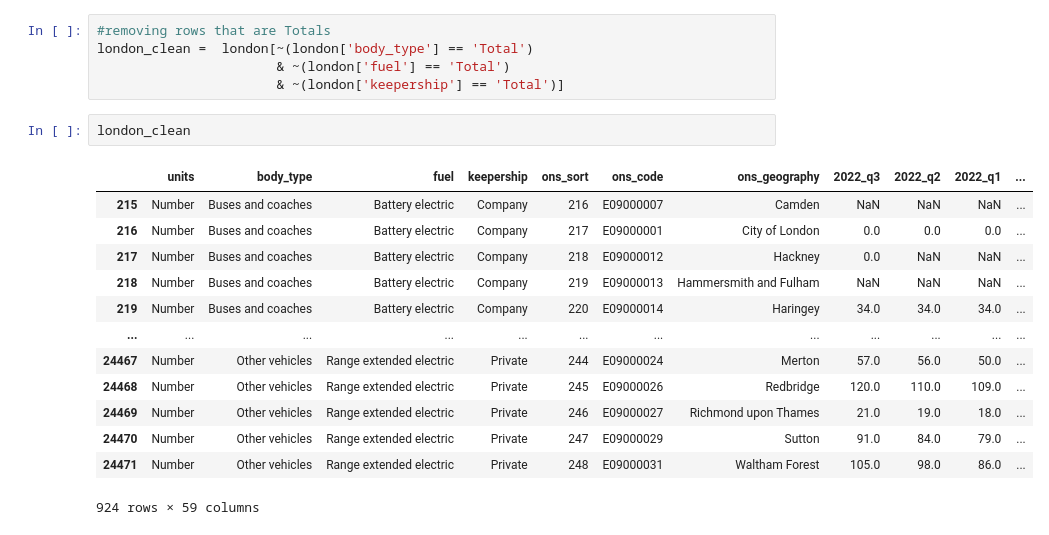
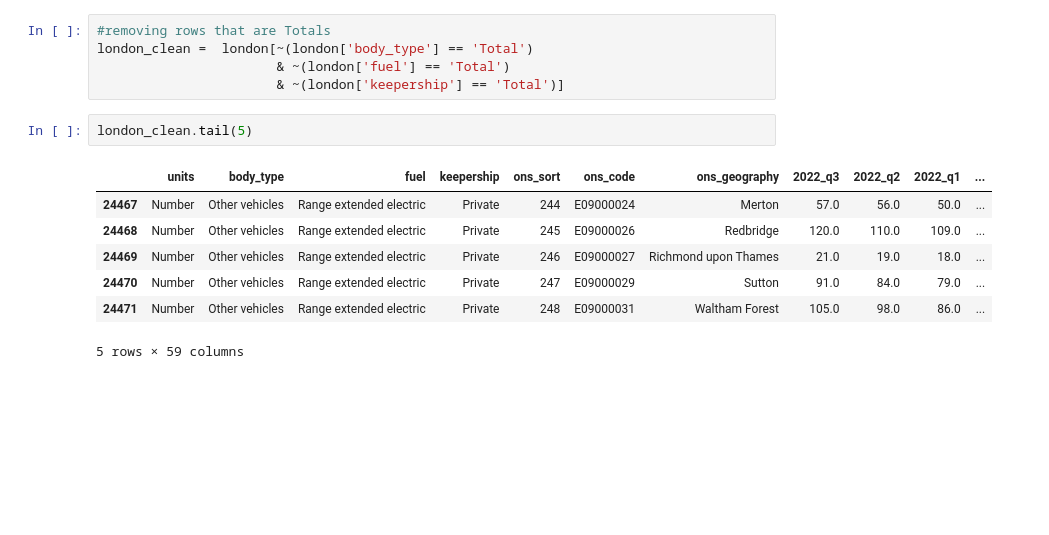
Before and after one commit to cassbc/PythonPortfolio, a Jupyter notebook: Predicting EV Uptake/Predicting EV growth by charging points.ipynb, the cells around one changed output. Saved outputs shown, nothing was run; the diff lists cells and outputs as text; blank space fills up the shorter version.

```diff
--- a/Predicting EV Uptake/Predicting EV growth by charging points.ipynb
+++ b/Predicting EV Uptake/Predicting EV growth by charging points.ipynb
@@ -341,19 +342,13 @@ london_clean =  london[~(london['body_type'] == 'Total')
                        & ~(london['fuel'] == 'Total')
                        & ~(london['keepership'] == 'Total')]
 # %%
-london_clean
+london_clean.tail(5)
 # %% [output]
 |  | units | body_type | fuel | keepership | ons_sort | ons_code | ons_geography | 2022_q3 | 2022_q2 | 2022_q1 | ... |
-| 215 | Number | Buses and coaches | Battery electric | Company | 216 | E09000007 | Camden | NaN | NaN | NaN | ... |
-| 216 | Number | Buses and coaches | Battery electric | Company | 217 | E09000001 | City of London | 0.0 | 0.0 | 0.0 | ... |
-| 217 | Number | Buses and coaches | Battery electric | Company | 218 | E09000012 | Hackney | 0.0 | NaN | NaN | ... |
-| 218 | Number | Buses and coaches | Battery electric | Company | 219 | E09000013 | Hammersmith and Fulham | NaN | NaN | NaN | ... |
-| 219 | Number | Buses and coaches | Battery electric | Company | 220 | E09000014 | Haringey | 34.0 | 34.0 | 34.0 | ... |
-| ... | ... | ... | ... | ... | ... | ... | ... | ... | ... | ... | ... |
 | 24467 | Number | Other vehicles | Range extended electric | Private | 244 | E09000024 | Merton | 57.0 | 56.0 | 50.0 | ... |
 | 24468 | Number | Other vehicles | Range extended electric | Private | 245 | E09000026 | Redbridge | 120.0 | 110.0 | 109.0 | ... |
 | 24469 | Number | Other vehicles | Range extended electric | Private | 246 | E09000027 | Richmond upon Thames | 21.0 | 19.0 | 18.0 | ... |
 | 24470 | Number | Other vehicles | Range extended electric | Private | 247 | E09000029 | Sutton | 91.0 | 84.0 | 79.0 | ... |
 | 24471 | Number | Other vehicles | Range extended electric | Private | 248 | E09000031 | Waltham Forest | 105.0 | 98.0 | 86.0 | ... |
-924 rows × 59 columns
+5 rows × 59 columns
 # %%
```
Also changed, not shown: parts of 13 cells of this notebook.
